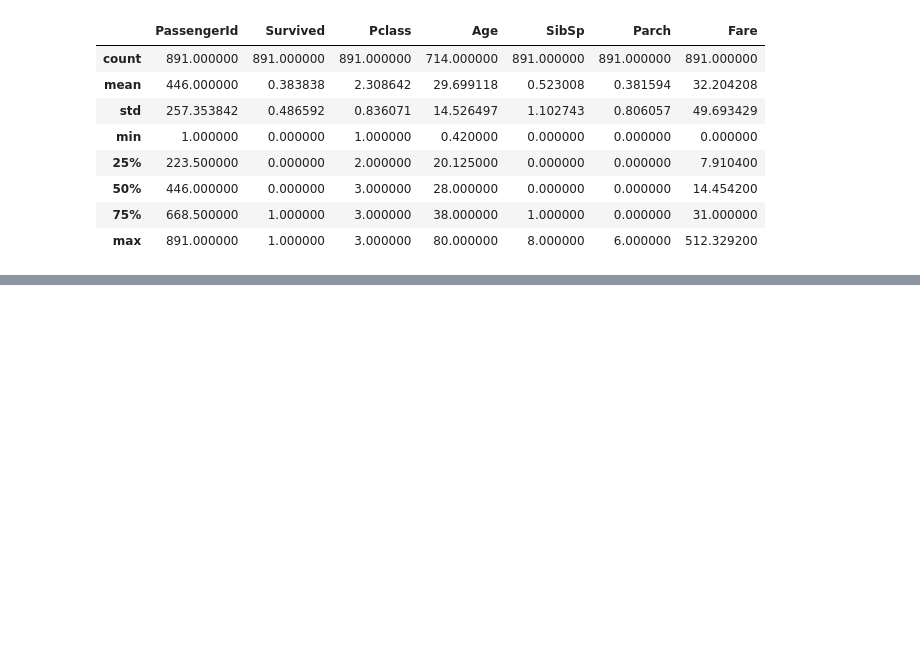
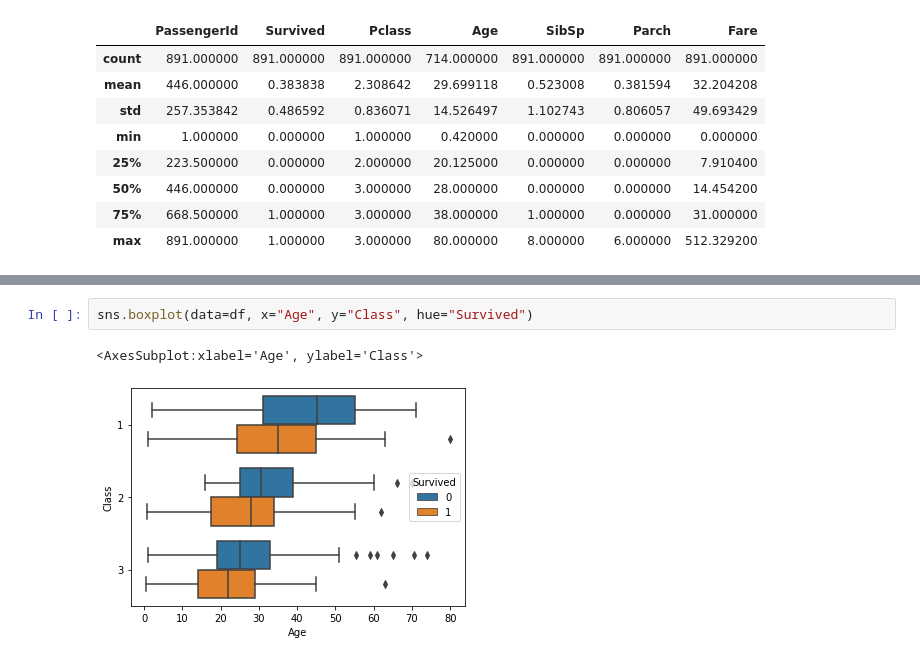
Before and after one commit to noblecoder11/pict-semester-6, a Jupyter notebook: dsbdal/a4.ipynb, the cells around one changed output, grey strips where cells are left out. Drawn from its saved outputs; the diff is of its cells as text; blank space fills up the shorter version.

```diff
--- a/dsbdal/a4.ipynb
+++ b/dsbdal/a4.ipynb
@@ -47,0 +67,5 @@ df.describe()
+# %%
+sns.boxplot(data=df, x="Age", y="Class", hue="Survived")
+# %% [output]
+<AxesSubplot:xlabel='Age', ylabel='Class'>
+[figure, added]
```
Also changed, not shown: parts of 5 cells of this notebook.
